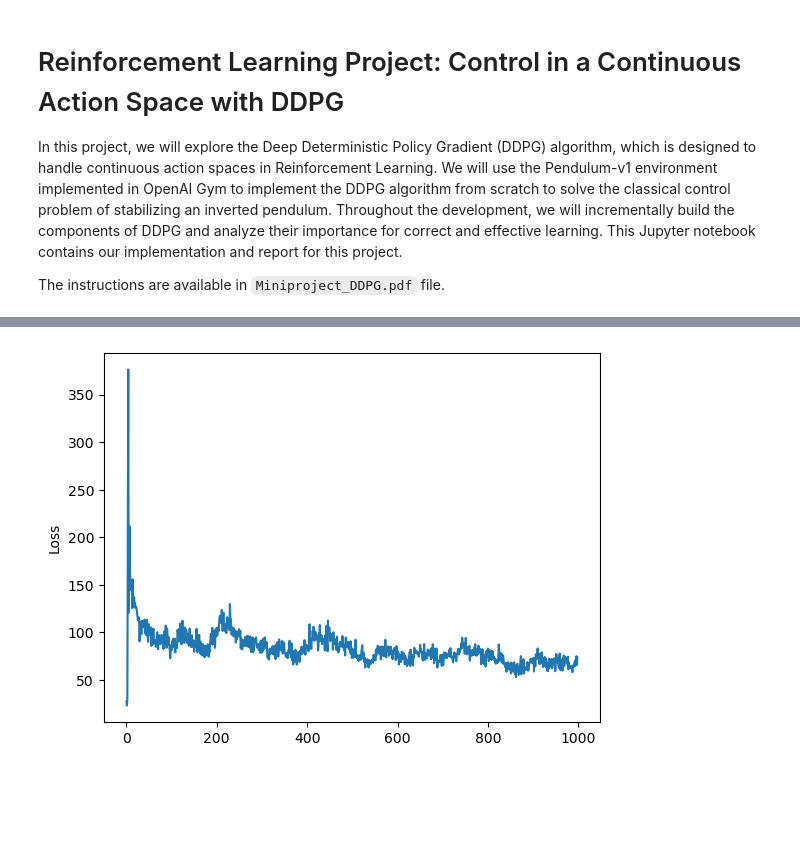
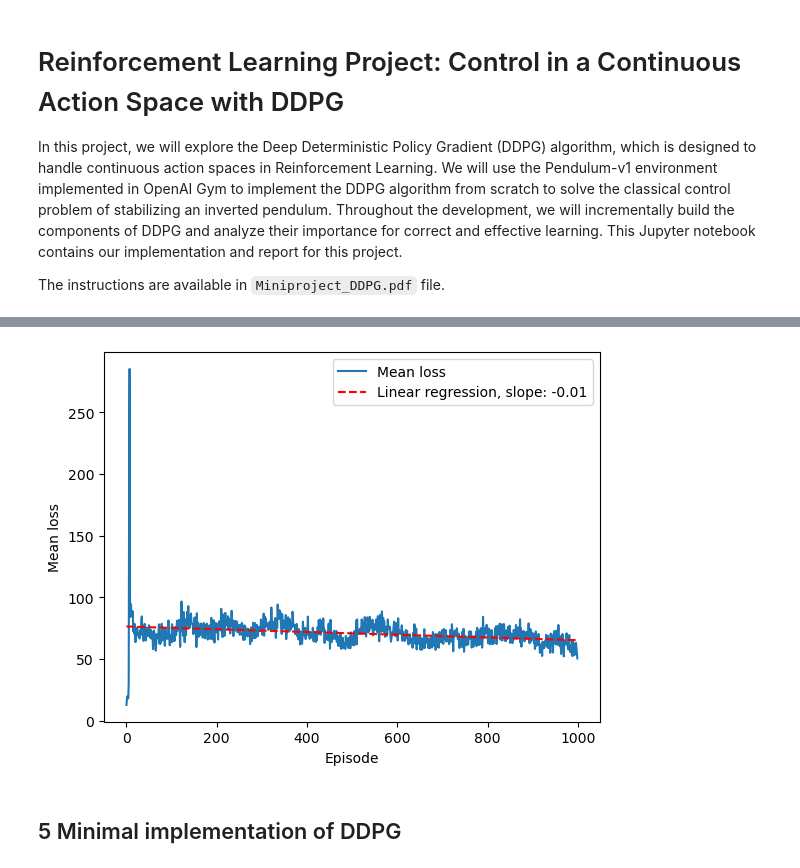
Before and after one commit to antmaier/DDPG-Inverted-Pendulum, a Jupyter notebook: Code_DDPG_Maier_Maier.ipynb, the cells around one changed output, grey strips where cells are left out. Drawn from its saved outputs; the diff is of its cells as text; code cells hidden in the pictures; blank space fills up the shorter version.

```diff
--- a/Code_DDPG_Maier_Maier.ipynb
+++ b/Code_DDPG_Maier_Maier.ipynb
@@ -247,27 +252,21 @@ def TD_learning_update(q_network, agent, optimizer, transitions, gamma):
 # %%
 capacity = 10000 # Capacity of the replay buffer
 replay_buffer = ReplayBuffer(capacity=capacity)
-q_network = QNetwork(state_size=env.observation_space.shape[0], action_size=env.action_space.shape[0])
+q_network = QNetwork(state_size=env.observation_space.shape[0], action_size=env.action_space.shape[0]).to(device)
 optimizer = torch.optim.SGD(q_network.parameters(), lr=1e-4)
 gamma = 0.99
 
-"""
-Check dimensionality before and after buffer
-Check also just at the beginning of the forward method, at the error computation
-"""
-
 # Training loop for the Q-learning
-
 n_episodes = 1000 # Number of episodes
 # Number of steps per episode, see documentation of the Pendulum-v1 environment
 n_steps = 200
 batch_size = 128 # Batch size for the TD-learning update
-# Container for the loss of each step except the first (batch_size-1) steps
-# since we wait for the buffer to be filled at size batch_size at least
-losses = np.empty((n_episodes * n_steps - batch_size + 1, 1))
-i = 0
+# Container for the loss of each step of each episode
+losses = np.empty((n_episodes, n_steps))
+logging_interval = 10
 for episode in range(n_episodes):
     state, _ = env.reset()
+    step = 0
     while True:
         # Simulation step
         action = heuristic_agent.compute_action(state)
@@ -277,16 +276,15 @@ for episode in range(n_episodes):
         if len(replay_buffer) >= batch_size:
             transitions = replay_buffer.sample(batch_size)
             loss = TD_learning_update(q_network, heuristic_agent, optimizer, transitions, gamma)
-            losses[i] = loss.item()
-            i += 1
+            losses[episode, step] = loss.item()
+        else:
+            losses[episode, step] = np.nan
 
         if trunc:
             break
         state = next_state
-    if episode % 10 == 0 and len(losses) > 0:
-        print(f'Episode {episode}')
-
-plt.plot(losses)
-plt.ylabel('Loss')
-plt.show()
+        step += 1
+    # Logging average loss of the last episode every `logging_interval` episodes
+    if episode % logging_interval == 0 and episode > 0:
+        print(f'Episode {episode}/{n_episodes-1}, average loss: {np.mean(losses[episode])}')
 # %% [output]
@@ -311,11 +307,0 @@ Episode 990
-# %%
-#plot mean losses over windows of size 2000
-#plt.plot([np.mean(losses[i:i+2000]) for i in range(len(losses))])
-# Plot mean losses over batch of 2000
-size = n_steps
-plt.plot([np.mean(losses[i:i+size]) for i in range(0, len(losses)-size, size)])
-
-plt.ylabel('Loss')
-plt.show()
-# %% [output]
-[figure, removed]
@@ -323,0 +308,16 @@ backup_losses = losses
+# %%
+# Plot the mean loss per episode
+plt.plot(np.nanmean(losses, axis=1))
+# Add linear regression line
+x = np.arange(n_episodes)
+slope, intercept, r_value, p_value, std_err = stats.linregress(x, np.nanmean(losses, axis=1))
+plt.plot(x, slope*x + intercept, 'r--')
+
+# legend
+plt.legend(['Mean loss', 'Linear regression, slope: {:.2f}'.format(slope)])
+
+plt.xlabel('Episode')
+plt.ylabel('Mean loss')
+plt.show()
+# %% [output]
+[figure, added]
@@ -323,0 +326,2 @@ backup_losses = losses
+# %% [markdown]
+## 5 Minimal implementation of DDPG
```
Also changed, not shown: parts of 11 cells of this notebook.
